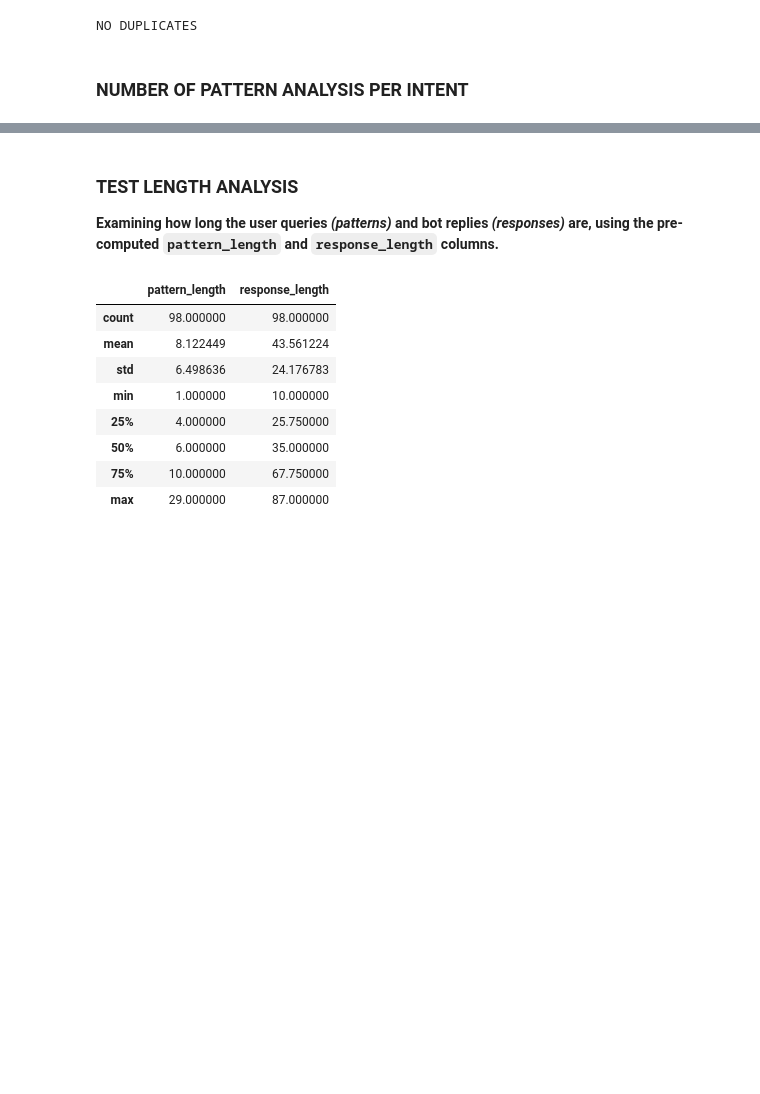
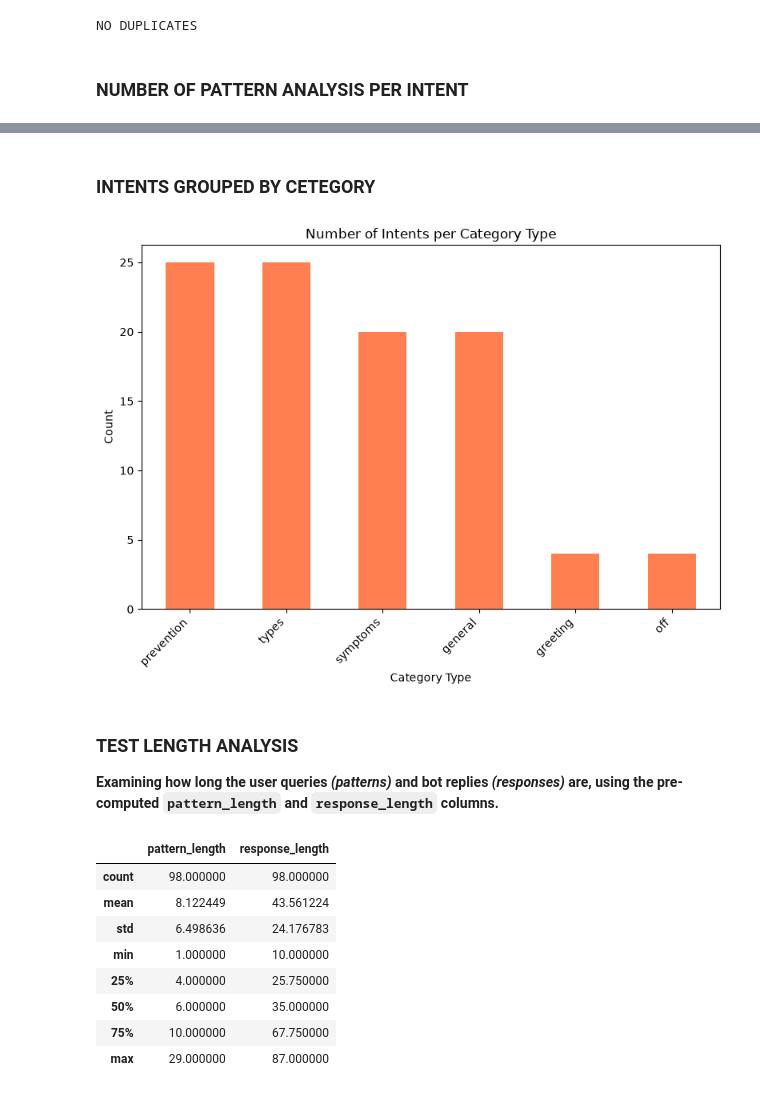
Before and after one commit to Yuvaraj-Dey-2006/SymptoSense-AI, a Jupyter notebook: EDA/EDA.ipynb, the cells around one changed output, grey strips where cells are left out. Cells and saved outputs as stored; diff of their text form; code cells hidden in the pictures; blank space fills up the shorter version.

```diff
--- a/EDA/EDA.ipynb
+++ b/EDA/EDA.ipynb
@@ -155,3 +178,21 @@ Number of intents: 22
+# %% [markdown]
+###  **INTENTS GROUPED BY CETEGORY**
+# %%
+df['intent_type'] = df['tag'].apply(lambda x: x.split('_')[-1])
+type_counts = df['intent_type'].value_counts()
+
+plt.figure(figsize=(8, 6))
+type_counts.plot(kind='bar', color='coral')
+plt.title('Number of Intents per Category Type')
+plt.xlabel('Category Type')
+plt.ylabel('Count')
+plt.xticks(rotation=45, ha='right')
+
+save_plot('intents_per_category_type.png')
+plt.show()
+plt.close()
+# %% [output]
+[figure, added]
 # %% [markdown]
 ###  **TEST LENGTH ANALYSIS**
 **Examining how long the user queries *(patterns)* and bot replies *(responses)* are, using the pre-computed `pattern_length` and `response_length` columns.**
```
Also changed, not shown: parts of 7 cells of this notebook.
